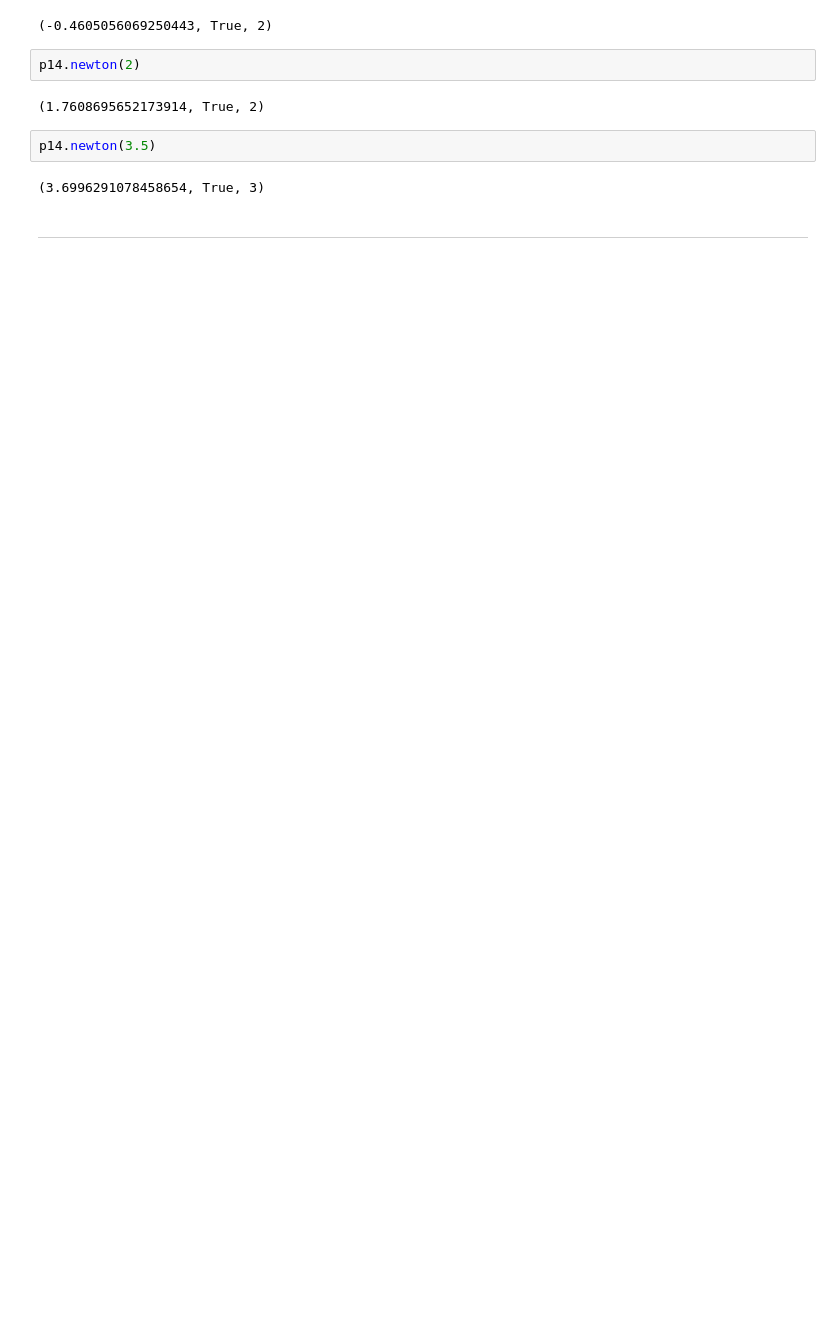
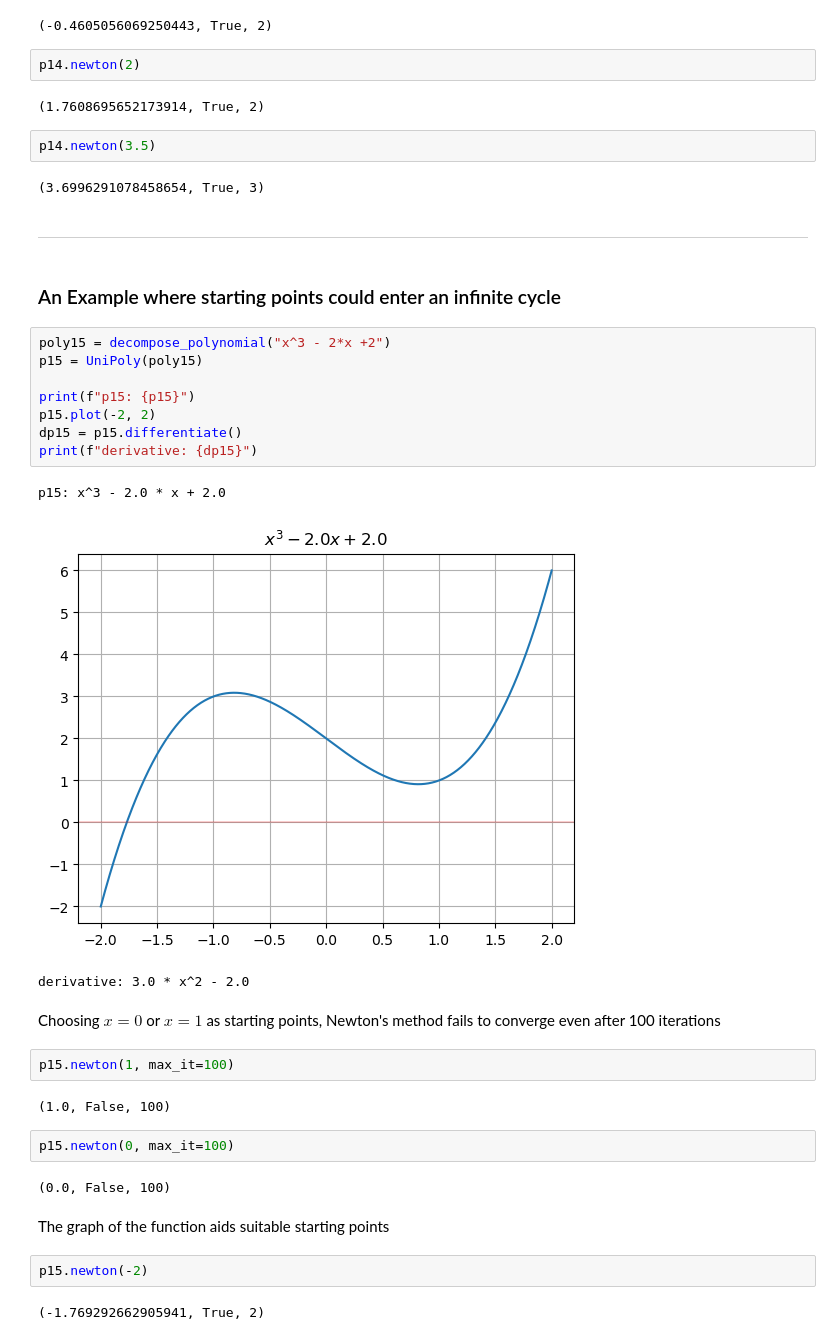
Before and after one commit to pineapple-bois/polynomial-methods, a Jupyter notebook: uni_testing.ipynb, the cells around one changed output. Drawn from its saved outputs; the diff is of its cells as text; blank space fills up the shorter version.

```diff
--- a/uni_testing.ipynb
+++ b/uni_testing.ipynb
@@ -165,3 +223,33 @@ p14.newton(3.5)
 (3.6996291078458654, True, 3)
 # %% [markdown]
 ----
+# %% [markdown]
+### An Example where starting points could enter an infinite cycle
+# %%
+poly15 = decompose_polynomial("x^3 - 2*x +2")
+p15 = UniPoly(poly15)
+
+print(f"p15: {p15}")
+p15.plot(-2, 2)
+dp15 = p15.differentiate()
+print(f"derivative: {dp15}")
+# %% [output]
+p15: x^3 - 2.0 * x + 2.0
+[figure, added]
+derivative: 3.0 * x^2 - 2.0
+# %% [markdown]
+Choosing $x=0$ or $x=1$ as starting points, Newton's method fails to converge even after 100 iterations
+# %%
+p15.newton(1, max_it=100)
+# %% [output]
+(1.0, False, 100)
+# %%
+p15.newton(0, max_it=100)
+# %% [output]
+(0.0, False, 100)
+# %% [markdown]
+The graph of the function aids suitable starting points
+# %%
+p15.newton(-2)
+# %% [output]
+(-1.769292662905941, True, 2)
```
Also changed, not shown: parts of 23 cells of this notebook, 2 other files.
